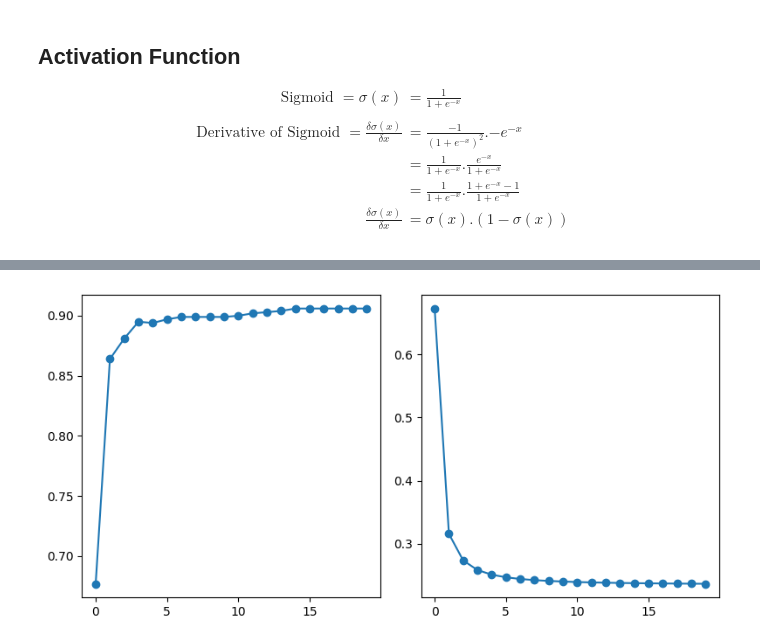
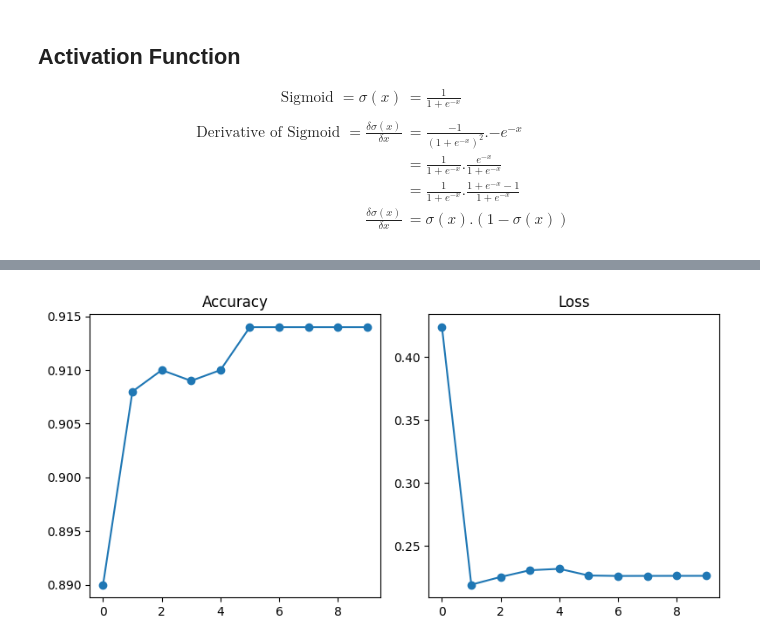
Before and after one commit to NishantBaheti/DeepLearningGuideBook, a Jupyter notebook: notebooks/logistic_regression.ipynb, the cells around one changed output, grey strips where cells are left out. Cells and saved outputs as stored; diff of their text form; code cells hidden in the pictures.

```diff
--- a/notebooks/logistic_regression.ipynb
+++ b/notebooks/logistic_regression.ipynb
@@ -120,10 +146,10 @@ db = \frac{\delta L}{\delta b} &= \frac{\delta L}{\delta z} . \frac{\delta z}{\d
 \end{align*}
 # %%
 def backward(X, Y, a):
-    # da = -(Y / a) + ((1 - Y) / (1 - a))
-    # dz = da * derivative_sigmoid(a)
+    da = -(Y / a) + ((1 - Y) / (1 - a))
+    dz = da * derivative_sigmoid(a)
 
-    dz = a - y
+    # dz = a - y
 
     dw = np.mean(X @ dz.T, axis=1, keepdims=True)
     db = np.mean(dz, axis=1, keepdims=True)
@@ -134,34 +172,37 @@ def backward(X, Y, a):
 # %%
 
-w = np.random.rand(n_features, 1)
-b = np.random.rand(1, 1)
+w = np.random.rand(n_features, 1) * 0.01
+b = np.random.rand(1, 1) * 0.01
 
 loss_history = []
 accuracy_history = []
-lr = 0.0001
+lr = 0.001
 
-for epoch in range(1000):
+for epoch in range(100):
 
     y_hat = a = forward(X, w, b)
     dw, db = backward(X, Y, a)
 
     w = w - (lr * dw)
     b = b - (lr * db)
 
-    if epoch % 50 == 0:
+    if epoch % 10 == 0:
 
         prediction = forward(X, w, b)
         loss_val = loss(Y, prediction)
         accuracy_val = accuracy(Y, prediction)
 
         loss_history.append(loss_val)
         accuracy_history.append(accuracy_val)
 
 fig, ax = plt.subplots(1, 2, figsize=(8, 4))
 ax[0].plot(accuracy_history, "o-")
+ax[0].set_title("Accuracy")
+
 ax[1].plot(loss_history, "o-")
+ax[1].set_title("Loss")
 
 fig.tight_layout()
 fig.show(warn=False)
 # %% [output]
-[figure, old version]
+[figure, new version]
```
Also changed, not shown: parts of 13 cells of this notebook, 1 other file.
